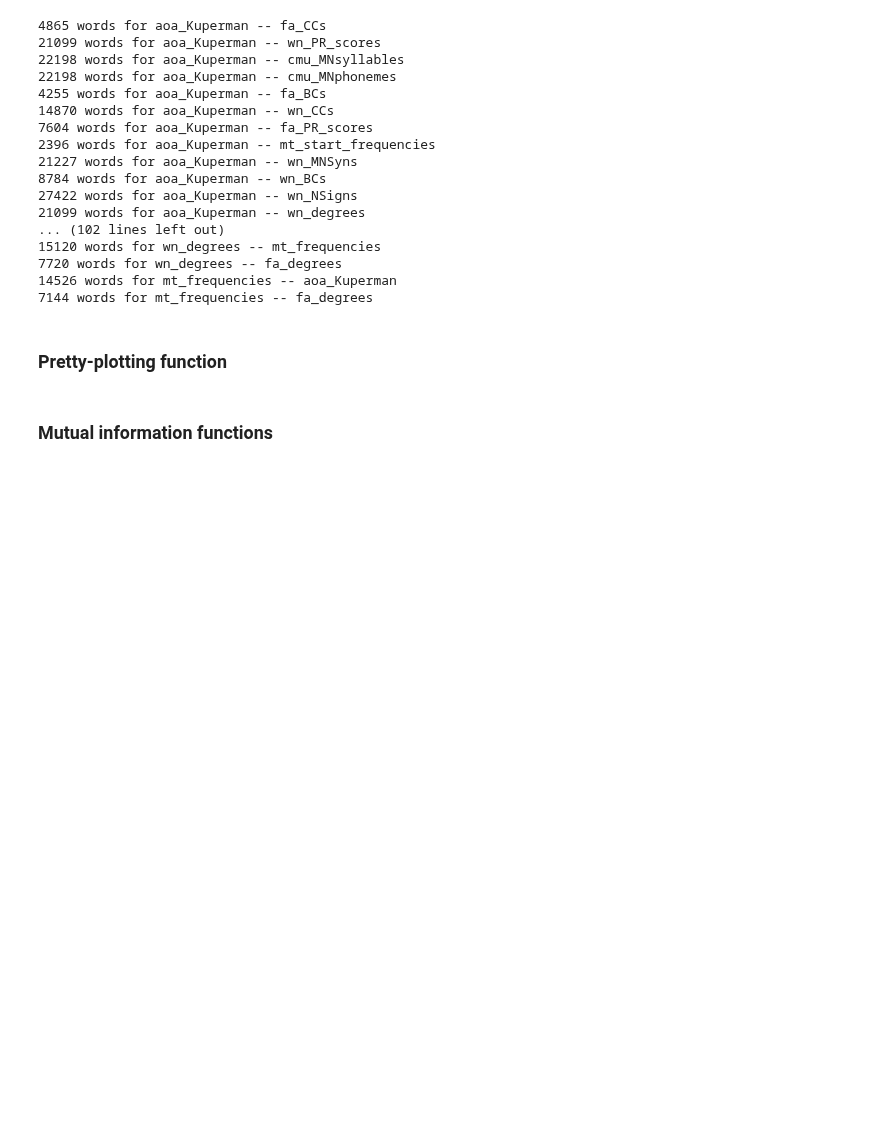
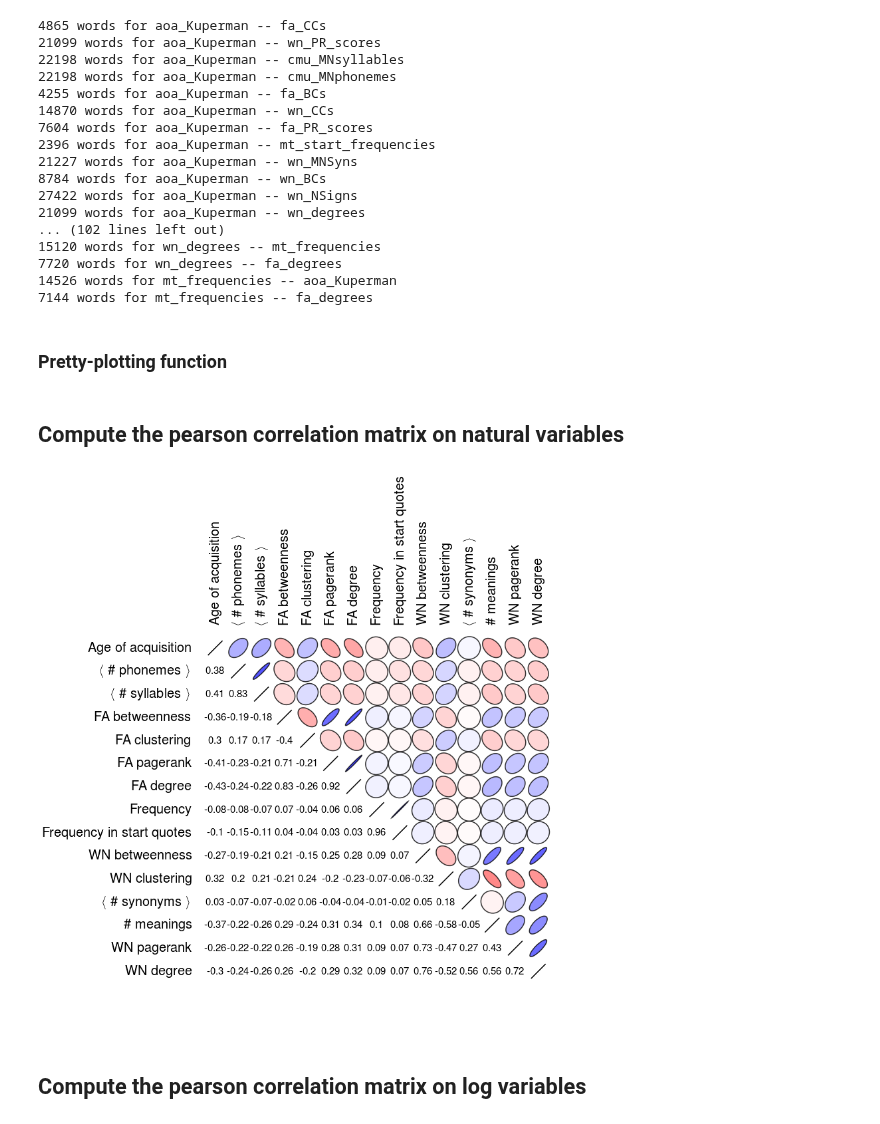
Before and after one commit to wehlutyk/brainscopypaste, a Jupyter notebook: feature_correlations.ipynb, the cells around one changed output. Cells and saved outputs as stored; diff of their text form; code cells hidden in the pictures; blank space fills up the shorter version.

```diff
--- a/feature_correlations.ipynb
+++ b/feature_correlations.ipynb
@@ -13,6 +14,7 @@ import settings as st
 # %%
 # Load feature data
 features = {}
+features_wlog = {}
 
 for fsrc, feature in st.mt_analysis_features.iteritems():
     for ftype, finfo in feature.iteritems():
@@ -26,7 +28,8 @@ for fsrc, feature in st.mt_analysis_features.iteritems():
                 fdata[k] = np.log(v)
         else:
             fdata = fraw
-        features[fname] = fdata
+        features[fname] = fraw
+        features_wlog[fname] = fdata
 # %%
 # Get lists of common words between all pairs of features
 common_words = {}
@@ -178,2 +212,0 @@ def translate(labels):
-# %% [markdown]
-### Mutual information functions
@@ -210,0 +213,30 @@ def redundancy(X, Y, bins):
+# %% [markdown]
+## Compute the pearson correlation matrix on natural variables
+# %%
+## Compute correlation matrix
+
+# Initialize
+n = len(features)
+labels = []
+f_coords = {}
+pearson_correlations = np.zeros((n, n))
+
+# Fill in the correlations
+for i, (fname, f) in enumerate(sorted(features.iteritems())):
+    f_coords[fname] = i
+    labels.append(fname)
+
+for i, (fname1, f1) in enumerate(sorted(features.iteritems())):
+    for j, (fname2, f2) in enumerate(sorted(features.iteritems())):
+        if fname1 == fname2:
+            continue
+
+        f1_values = np.array([f1[w] for w in common_words[fname1][fname2]])
+        f2_values = np.array([f2[w] for w in common_words[fname1][fname2]])
+        pearson_correlations[i, j] = pearsonr(f1_values, f2_values)[0]
+
+pretty_plot_correlations(pearson_correlations, translate(labels), size_scaling=2.8, cor_fontsize=15, label_fontsize=20)
+# %% [output]
+[figure, added]
+# %% [markdown]
+## Compute the pearson correlation matrix on log variables
```
Also changed, not shown: parts of 16 cells of this notebook.
